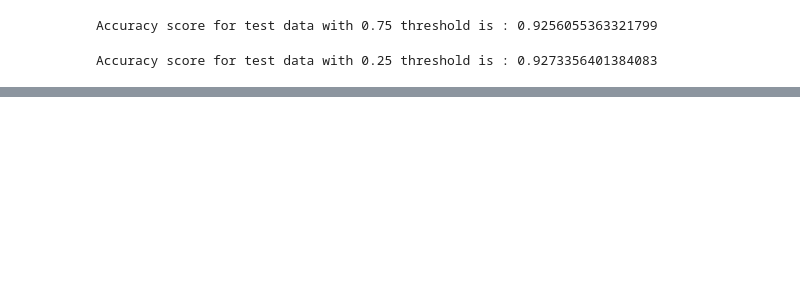
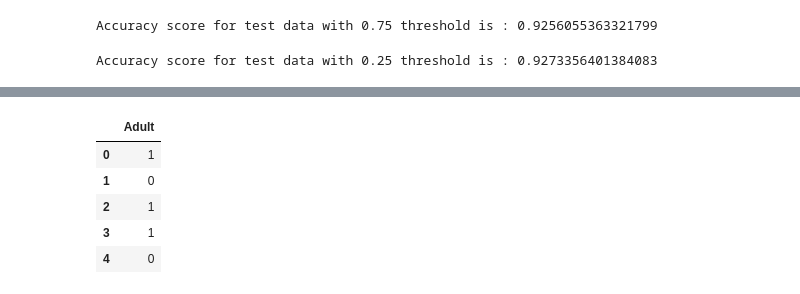
Before and after one commit to Ishankoradia/ML-Concepts-and-Algorithms, a Jupyter notebook: Logistic Regression.ipynb, the cells around one changed output, grey strips where cells are left out. Cells and saved outputs as stored; diff of their text form; code cells hidden in the pictures; blank space fills up the shorter version.

```diff
--- a/Logistic Regression.ipynb
+++ b/Logistic Regression.ipynb
@@ -742,0 +800,9 @@ Accuracy score for test data with 0.25 threshold is : 0.9273356401384083
+# %%
+y.head()
+# %% [output]
+|  | Adult |
+| 0 | 1 |
+| 1 | 0 |
+| 2 | 1 |
+| 3 | 1 |
+| 4 | 0 |
```
Also changed, not shown: parts of 12 cells of this notebook.
